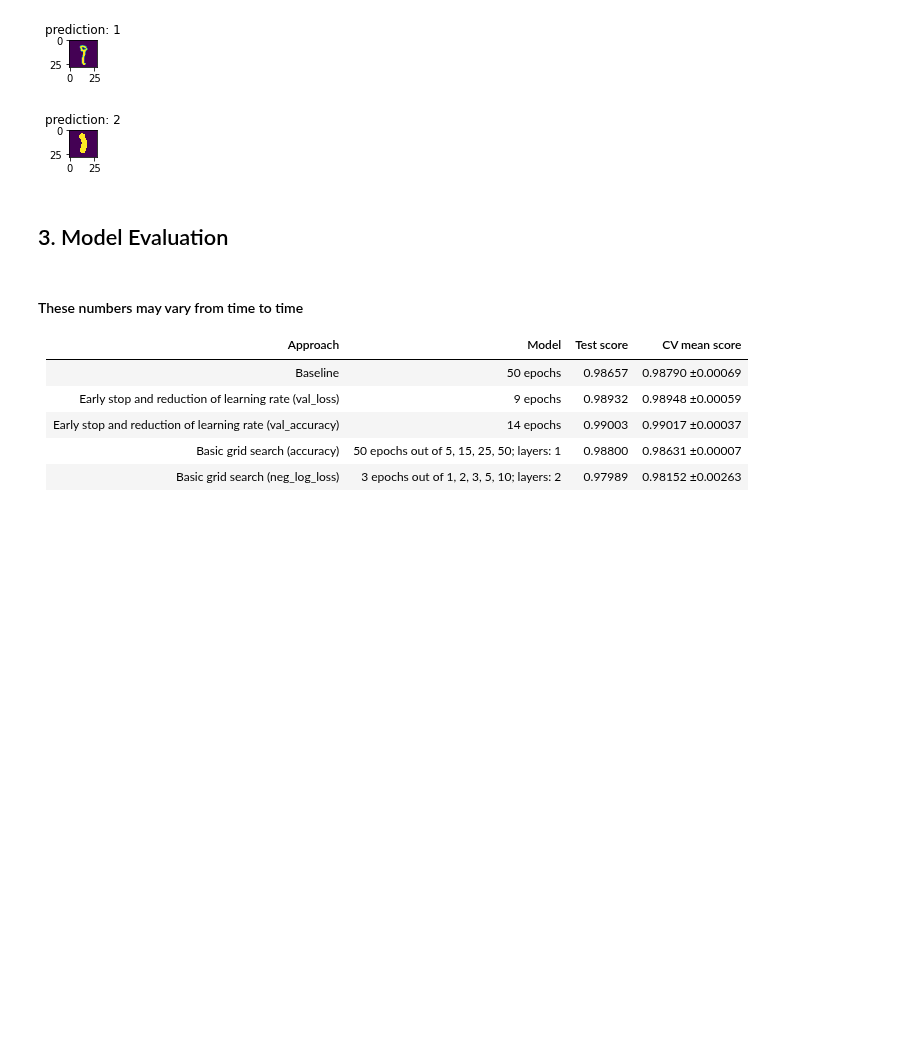
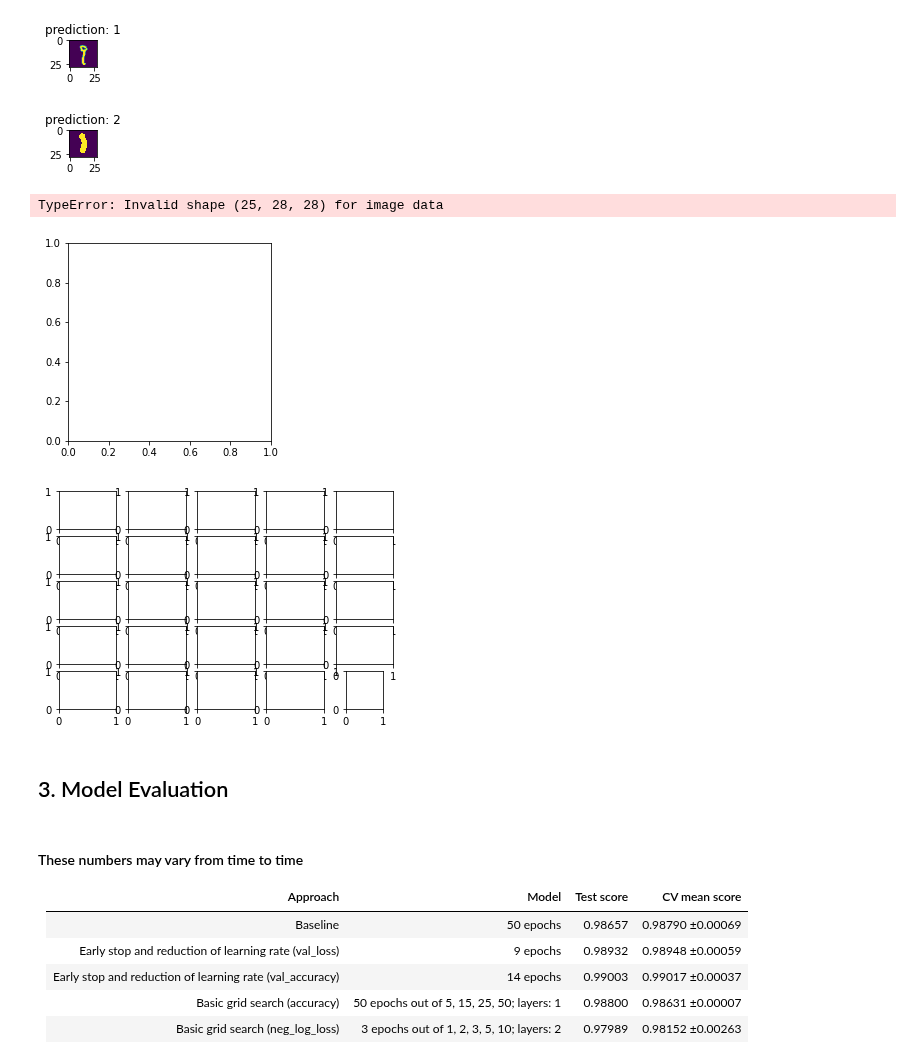
Before and after one commit to GlaIZier/digit-recongizer, a Jupyter notebook: notebooks/deep-learning-keras.ipynb, the cells around one changed output. Drawn from its saved outputs; the diff is of its cells as text; code cells hidden in the pictures; blank space fills up the shorter version.

Commit message:
Plot_numbers() has been started

```diff
--- a/notebooks/deep-learning-keras.ipynb
+++ b/notebooks/deep-learning-keras.ipynb
@@ -227,3 +225,6 @@ basic_predictions = None
+# %%
+basic_model = None
+basic_predictions = None
 # %% [markdown]
 ### 2.1 Baseline
 # %%
@@ -585,3 +584,51 @@ analyse_confusing_predictions(predictions=basic_predictions, test_data=args.raw_
+# %%
+import math
+import matplotlib
+# print confusing numbers
+# def plot_numbers(numbers, images_per_row):
+#     images_per_col = math.ceil(len(numbers) / images_per_row)
+#     fig, axs = plt.subplots(images_per_col, images_per_row)
+#     for row in range(images_per_col):
+#         for col in range(images_per_row):
+#             number_index = col * images_per_row + row
+#             if number_index + 1 > len(numbers):
+#                 return
+#             ax = axs[row, col]
+#             imgplot = ax.imshow(numbers[number_index].reshape(28, 28))
+
+def plot_numbers(numbers, images_per_row):
+    images_per_col = math.ceil(len(numbers) / images_per_row)
+    fig, axs = plt.subplots(images_per_col, images_per_row)
+    images = []
+    for row in range(images_per_col):
+        for col in range(images_per_row):
+            number_index = col * images_per_row + row
+            if number_index + 1 > len(numbers):
+                return
+            ax = axs[row, col]
+            images.append(numbers[number_index].reshape(28, 28))
+#     print(images)
+#     images = np.array(images).reshape(images_per_col, images_per_row)
+    images = np.array(images)
+#     print(images)
+    plt.imshow(images, cmap = matplotlib.cm.binary)
+
+predictions_train_sparse = np.argmax(basic_model.predict(X), axis=1)
+X_33 = X[(y_sparse == 3) & (predictions_train_sparse == 3)]
+X_35 = X[(y_sparse == 3) & (predictions_train_sparse == 5)]
+X_53 = X[(y_sparse == 5) & (predictions_train_sparse == 3)]
+X_55 = X[(y_sparse == 5) & (predictions_train_sparse == 5)]
+plt.figure(figsize=(8, 8))
+plt.subplot(221); plot_numbers(X_33[:25], images_per_row=5)
+plt.subplot(222); plot_numbers(X_33[:25], images_per_row=5)
+plt.subplot(223); plot_numbers(X_33[:25], images_per_row=5)
+plt.subplot(224); plot_numbers(X_33[:25], images_per_row=5)
+
+plt.show()
+# %% [output]
+TypeError: Invalid shape (25, 28, 28) for image data
+[figure, added]
+[figure, added]
 # %% [markdown]
 ## 3. Model Evaluation
 # %% [markdown]
```
Also changed, not shown: parts of 3 cells of this notebook.
